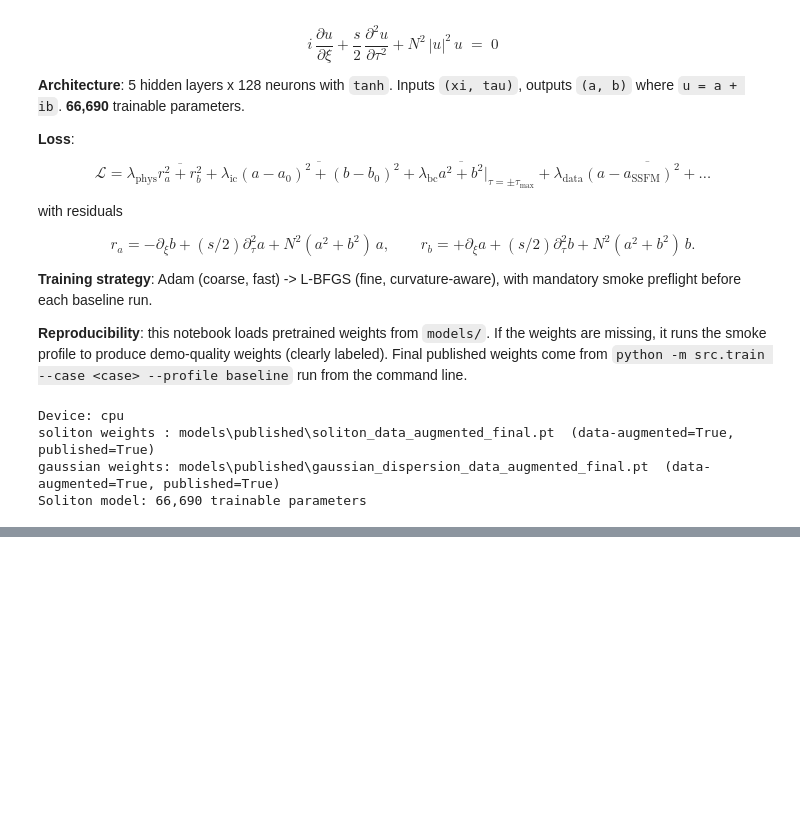
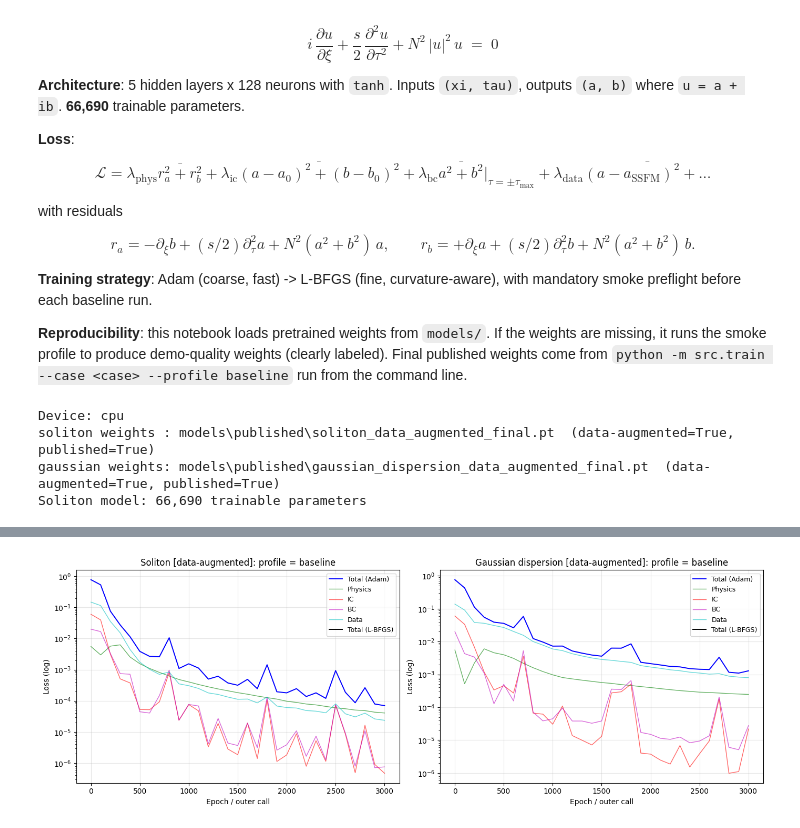
Before and after one commit to abbas-ahmad-cowlar/pinn-nlse, a Jupyter notebook: notebooks/02_pinn_training.ipynb, the cells around one changed output, grey strips where cells are left out. Drawn from its saved outputs; the diff is of its cells as text; code cells hidden in the pictures; blank space fills up the shorter version.

```diff
--- a/notebooks/02_pinn_training.ipynb
+++ b/notebooks/02_pinn_training.ipynb
@@ -113,0 +153,44 @@ Soliton model: 66,690 trainable parameters
+# %%
+def _load_history(path):
+    if not Path(path).exists():
+        return None
+    with open(path, encoding='utf-8') as f:
+        return json.load(f)
+
+h_sol = _load_history(_resolve_history('soliton', soliton_aug, soliton_pub))
+h_gauss = _load_history(_resolve_history('gaussian_dispersion', gauss_aug, gauss_pub))
+
+fig, axes = plt.subplots(1, 2, figsize=(14, 5))
+for ax, hist, label in zip(axes, [h_sol, h_gauss], ['Soliton', 'Gaussian dispersion']):
+    if hist is None:
+        ax.text(0.5, 0.5, f'{label} history not found', ha='center', va='center',
+                transform=ax.transAxes)
+        ax.set_axis_off()
+        continue
+    adam = hist['adam']
+    lbfgs = hist['lbfgs']
+    n_adam = max((h['epoch'] for h in adam), default=0)
+    if adam:
+        ax.semilogy([h['epoch'] for h in adam], [h['total'] for h in adam],
+                    'b-', lw=1.4, label='Total (Adam)')
+        ax.semilogy([h['epoch'] for h in adam], [h['phys'] for h in adam],
+                    'g-', lw=1.0, alpha=0.6, label='Physics')
+        ax.semilogy([h['epoch'] for h in adam], [h['ic'] for h in adam],
+                    'r-', lw=1.0, alpha=0.6, label='IC')
+        ax.semilogy([h['epoch'] for h in adam], [h['bc'] for h in adam],
+                    'm-', lw=1.0, alpha=0.6, label='BC')
+        if any(h.get('data', 0) > 0 for h in adam):
+            ax.semilogy([h['epoch'] for h in adam], [max(h['data'], 1e-12) for h in adam],
+                        'c-', lw=1.0, alpha=0.6, label='Data')
+    if lbfgs:
+        ax.semilogy([h['epoch'] + n_adam for h in lbfgs], [h['total'] for h in lbfgs],
+                    'k-', lw=1.4, label='Total (L-BFGS)')
+    aug_tag = ' [data-augmented]' if hist.get('case', '').endswith('data_augmented') else ''
+    ax.set_xlabel('Epoch / outer call')
+    ax.set_ylabel('Loss (log)')
+    ax.set_title(f'{label}{aug_tag}: profile = {hist.get("training_profile", "unknown")}')
+    ax.grid(True, alpha=0.3)
+    ax.legend(fontsize=9, loc='upper right')
+plt.tight_layout(); plt.show()
+# %% [output]
+[figure, added]
```
Also changed, not shown: parts of 7 cells of this notebook.
